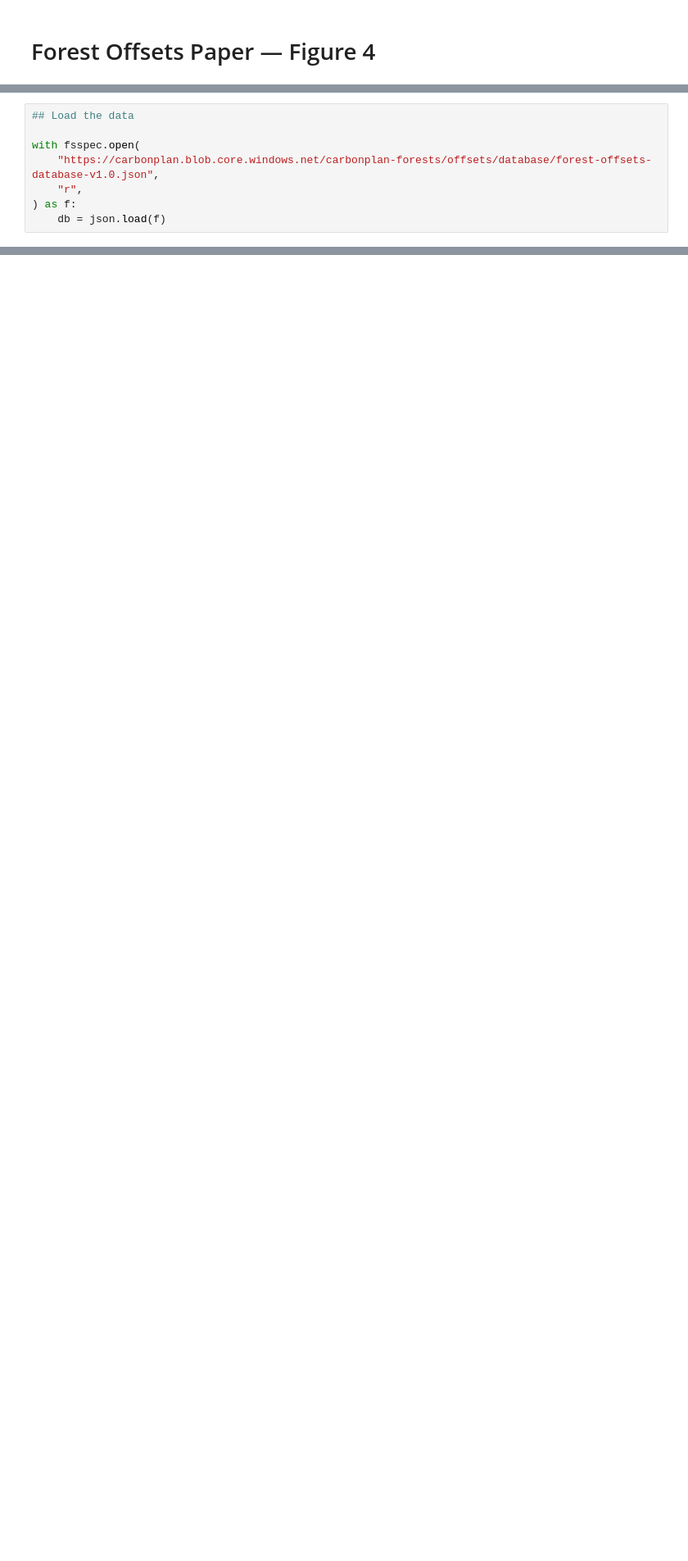
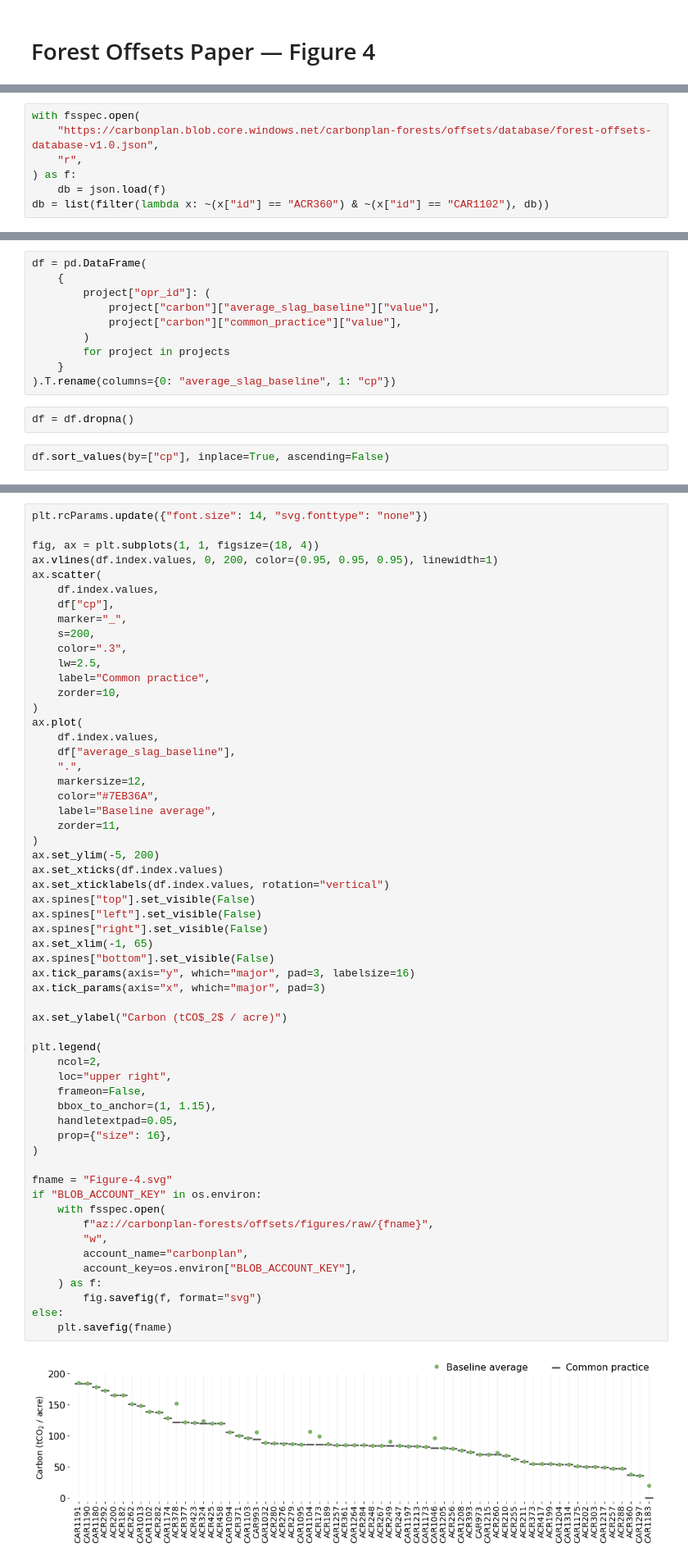
Before and after one commit to carbonplan/forest-offsets-paper, a Jupyter notebook: notebooks/Figure-4.ipynb, the cells around one changed output, grey strips where cells are left out. Shown at 82% size. Cells and saved outputs as stored; diff of their text form; blank space fills up the shorter version.

Commit message:
rename figures

```diff
--- a/notebooks/Figure-4.ipynb
+++ b/notebooks/Figure-4.ipynb
@@ -17,8 +13,7 @@ crs = "+proj=aea +lat_0=23 +lon_0=-96 +lat_1=29.5 +lat_2=45.5 +x_0=0 +y_0=0 +dat
 # %%
-## Load the data
-
 with fsspec.open(
     "https://carbonplan.blob.core.windows.net/carbonplan-forests/offsets/database/forest-offsets-database-v1.0.json",
     "r",
 ) as f:
     db = json.load(f)
+db = list(filter(lambda x: ~(x["id"] == "ACR360") & ~(x["id"] == "CAR1102"), db))
@@ -253,0 +40,14 @@ else:
+# %%
+df = pd.DataFrame(
+    {
+        project["opr_id"]: (
+            project["carbon"]["average_slag_baseline"]["value"],
+            project["carbon"]["common_practice"]["value"],
+        )
+        for project in projects
+    }
+).T.rename(columns={0: "average_slag_baseline", 1: "cp"})
+# %%
+df = df.dropna()
+# %%
+df.sort_values(by=["cp"], inplace=True, ascending=False)
@@ -253,0 +68,59 @@ else:
+# %%
+plt.rcParams.update({"font.size": 14, "svg.fonttype": "none"})
+
+fig, ax = plt.subplots(1, 1, figsize=(18, 4))
+ax.vlines(df.index.values, 0, 200, color=(0.95, 0.95, 0.95), linewidth=1)
+ax.scatter(
+    df.index.values,
+    df["cp"],
+    marker="_",
+    s=200,
+    color=".3",
+    lw=2.5,
+    label="Common practice",
+    zorder=10,
+)
+ax.plot(
+    df.index.values,
+    df["average_slag_baseline"],
+    ".",
+    markersize=12,
+    color="#7EB36A",
+    label="Baseline average",
+    zorder=11,
+)
+ax.set_ylim(-5, 200)
+ax.set_xticks(df.index.values)
+ax.set_xticklabels(df.index.values, rotation="vertical")
+ax.spines["top"].set_visible(False)
+ax.spines["left"].set_visible(False)
+ax.spines["right"].set_visible(False)
+ax.set_xlim(-1, 65)
+ax.spines["bottom"].set_visible(False)
+ax.tick_params(axis="y", which="major", pad=3, labelsize=16)
+ax.tick_params(axis="x", which="major", pad=3)
+
+ax.set_ylabel("Carbon (tCO$_2$ / acre)")
+
+plt.legend(
+    ncol=2,
+    loc="upper right",
+    frameon=False,
+    bbox_to_anchor=(1, 1.15),
+    handletextpad=0.05,
+    prop={"size": 16},
+)
+
+fname = "Figure-4.svg"
+if "BLOB_ACCOUNT_KEY" in os.environ:
+    with fsspec.open(
+        f"az://carbonplan-forests/offsets/figures/raw/{fname}",
+        "w",
+        account_name="carbonplan",
+        account_key=os.environ["BLOB_ACCOUNT_KEY"],
+    ) as f:
+        fig.savefig(f, format="svg")
+else:
+    plt.savefig(fname)
+# %% [output]
+[figure, added]
```
Also changed, not shown: parts of 23 cells of this notebook, 11 other files.
